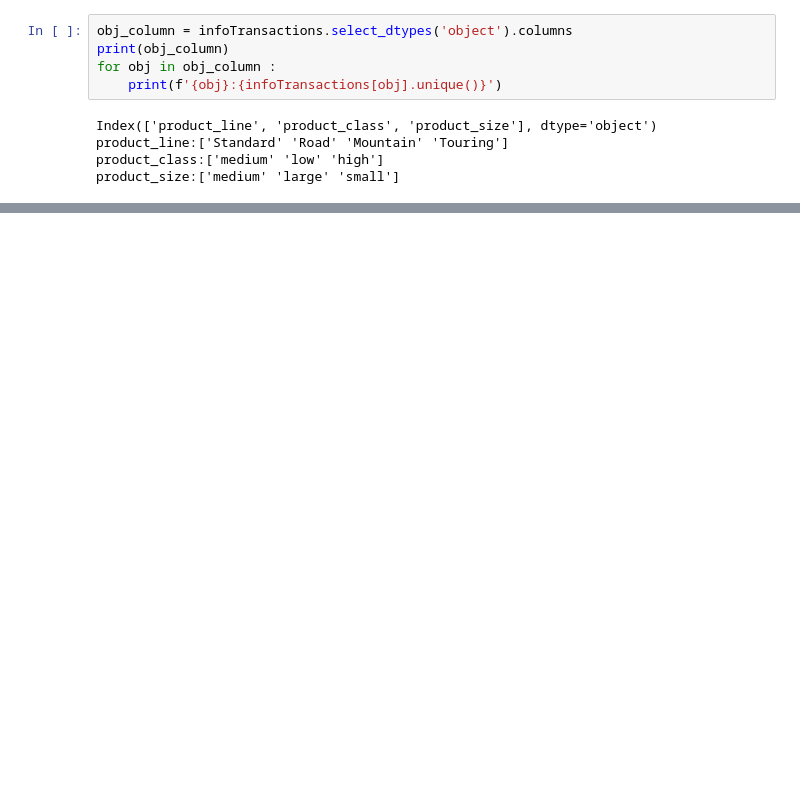
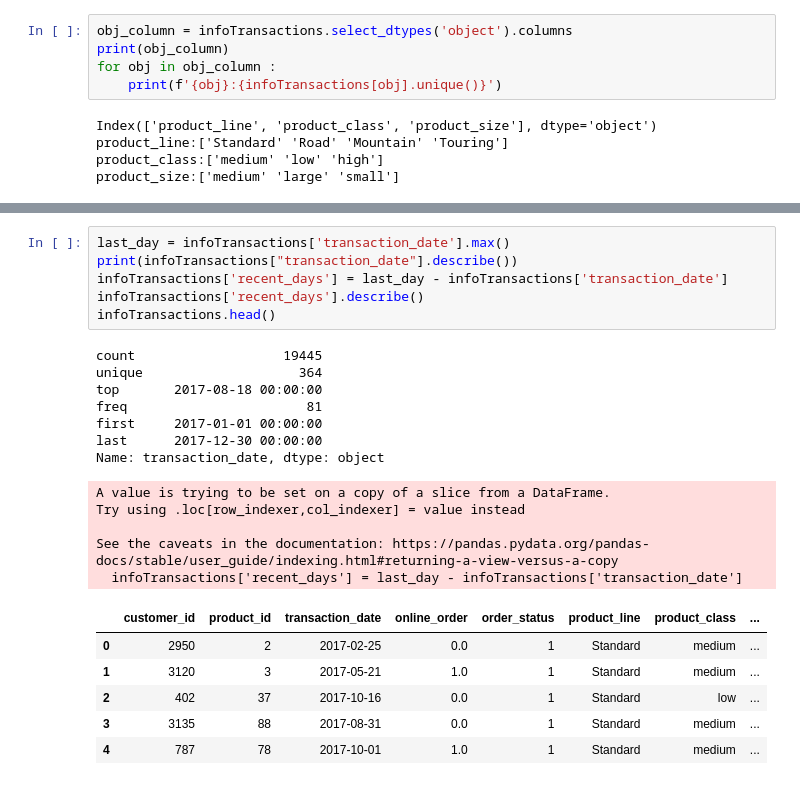
Before and after one commit to Yuxuanjojo/KPMG_virtual_internship, a Jupyter notebook: Code/KPMG_data_cleaning.ipynb, the cells around one changed output, grey strips where cells are left out. Saved outputs shown, nothing was run; the diff lists cells and outputs as text; blank space fills up the shorter version.

```diff
--- a/Code/KPMG_data_cleaning.ipynb
+++ b/Code/KPMG_data_cleaning.ipynb
@@ -214,0 +232,25 @@ Timestamp('2017-12-30 00:00:00')
+# %%
+last_day = infoTransactions['transaction_date'].max()
+print(infoTransactions["transaction_date"].describe())
+infoTransactions['recent_days'] = last_day - infoTransactions['transaction_date']
+infoTransactions['recent_days'].describe()
+infoTransactions.head()
+# %% [output]
+count                   19445
+unique                    364
+top       2017-08-18 00:00:00
+freq                       81
+first     2017-01-01 00:00:00
+last      2017-12-30 00:00:00
+Name: transaction_date, dtype: object
+A value is trying to be set on a copy of a slice from a DataFrame.
+Try using .loc[row_indexer,col_indexer] = value instead
+
+See the caveats in the documentation: https://pandas.pydata.org/pandas-docs/stable/user_guide/indexing.html#returning-a-view-versus-a-copy
+  infoTransactions['recent_days'] = last_day - infoTransactions['transaction_date']
+|  | customer_id | product_id | transaction_date | online_order | order_status | product_line | product_class | ... |
+| 0 | 2950 | 2 | 2017-02-25 | 0.0 | 1 | Standard | medium | ... |
+| 1 | 3120 | 3 | 2017-05-21 | 1.0 | 1 | Standard | medium | ... |
+| 2 | 402 | 37 | 2017-10-16 | 0.0 | 1 | Standard | low | ... |
+| 3 | 3135 | 88 | 2017-08-31 | 0.0 | 1 | Standard | medium | ... |
+| 4 | 787 | 78 | 2017-10-01 | 1.0 | 1 | Standard | medium | ... |
```
Also changed, not shown: parts of 8 cells of this notebook.
